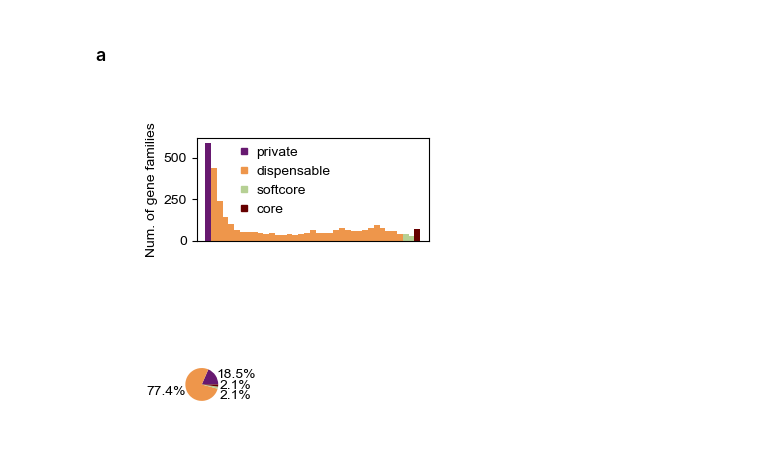
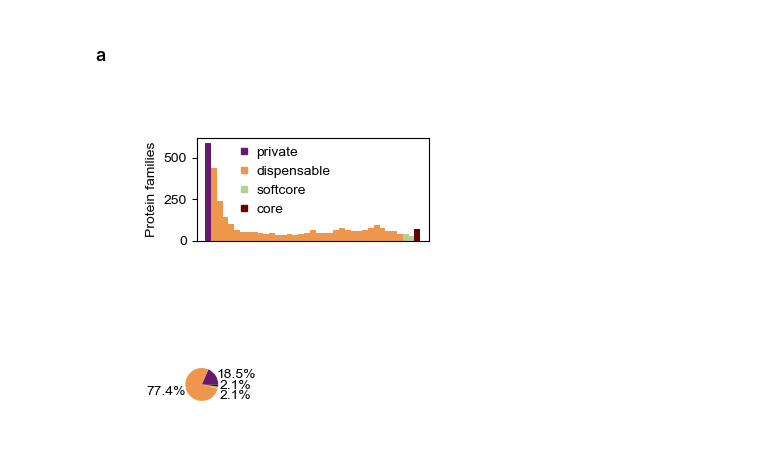
Before and after one commit to emilpaulitz/PCM, a Jupyter notebook: Code/panGenomeAnalysis/plotsAndAnalysis.ipynb, the cells around one changed output. Cells and saved outputs as stored; diff of their text form; code cells hidden in the pictures.

```diff
--- a/Code/panGenomeAnalysis/plotsAndAnalysis.ipynb
+++ b/Code/panGenomeAnalysis/plotsAndAnalysis.ipynb
@@ -81,35 +81,35 @@ heights = counts
 breakpoint_mid = int(np.ceil(len(counts) * 0.9))
 upper_limit1 = counts[counts < counts.max()].max() * 1.1
 lower_limit1 = counts.max() - range_per_plot/2
 
 # plot
 box1 = ax.bar(poss[0], heights[0], width=poss[1]-poss[0], color=colors[0], label='private')
 box2 = ax.bar(poss[1:breakpoint_mid], heights[1:breakpoint_mid], width=poss[1]-poss[0], color=colors[1], label='dispensable')
 box3 = ax.bar(poss[breakpoint_mid:-1], heights[breakpoint_mid:-1], width=poss[1]-poss[0], color=colors[2], label='softcore')
 box4 = ax.bar(poss[-1:], heights[-1:], width=poss[1]-poss[0], color=colors[3], label='core')
 ax.legend(bbox_to_anchor=(0.12, 1.04),
           #bbox_to_anchor=(0.18, 0.95),
            frameon=False,
            handles = [mpl.lines.Line2D([], [], marker = 's', linewidth=0, markersize = 4,
                                        color=box.get_children()[0].get_facecolor())
                                        for box in [box1, box2, box3, box4]],
            labels=[box.get_label() for box in [box1, box2, box3, box4]],
            handletextpad = 0.4, handleheight = 0.4)
 
 # xaxis
 if label_x:
     ax.set_xlabel('Number of species')
     ax.set_xticks(ax.get_xticks() + 1)
 else:
     ax.tick_params(bottom=False, labelbottom=False)
 ax.set_xlim(poss[0] - 2, poss[-1] + 2)
-ax.set_ylabel('Num. of gene families')
+ax.set_ylabel('Protein families')
 
 # output plot
 plt.savefig(fig_dir + 'pangenome_targ2_hist.png', transparent=True, dpi=300, bbox_inches='tight')
 plt.show()
 # %% [output]
-[figure, old version]
+[figure, new version]
 # %%
 # pie chart
 plt.figure(figsize = [val/2.5 for val in figsize])
```
Also changed, not shown: parts of 4 cells of this notebook, 4 other files.
